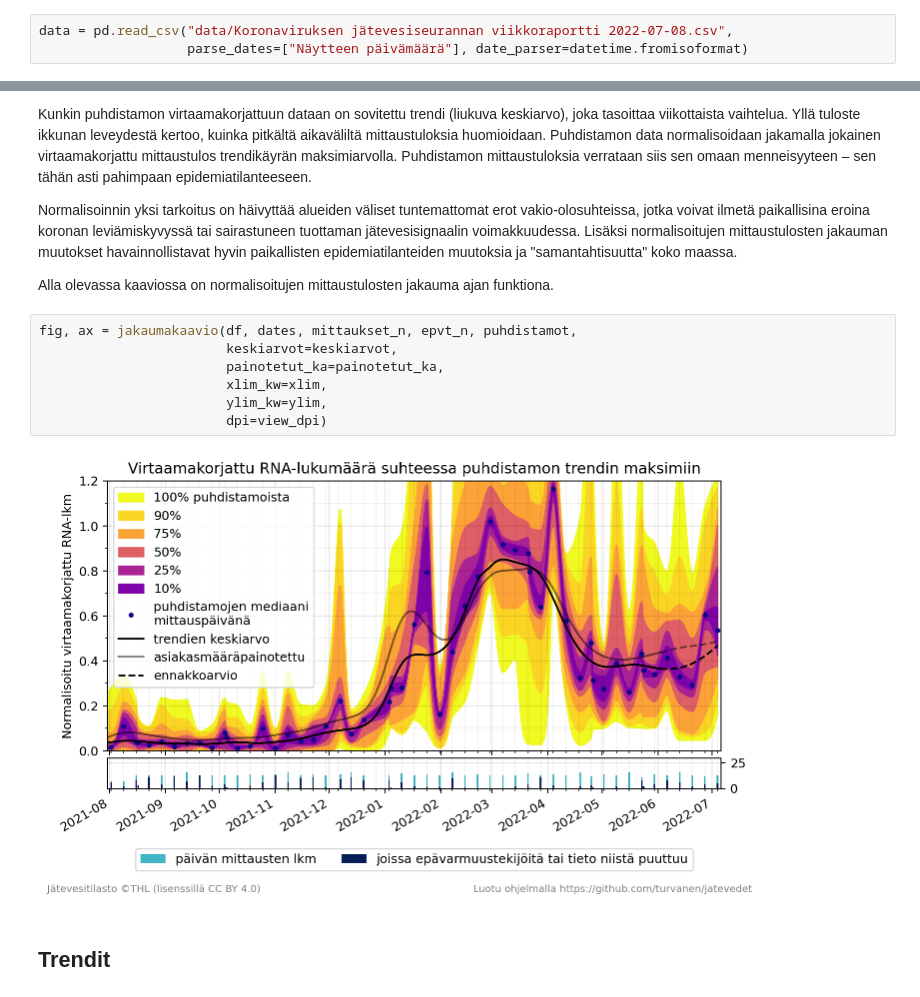
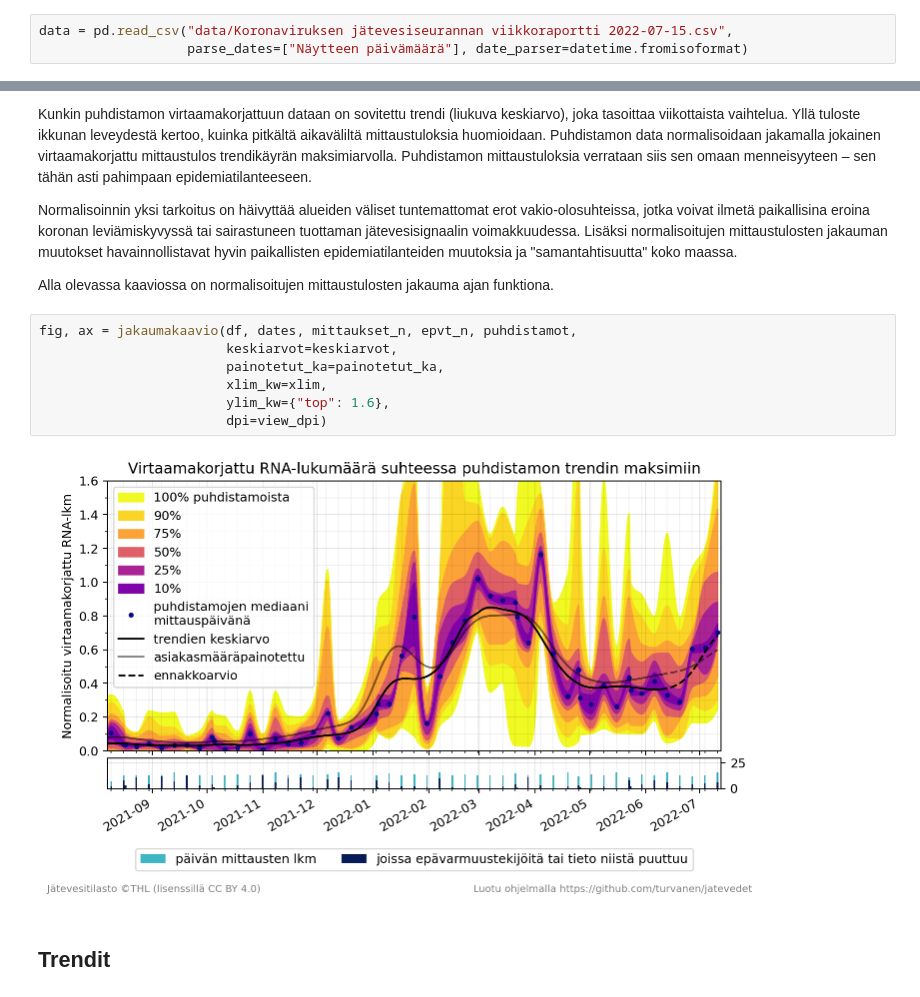
Before and after one commit to turvanen/jatevedet, a Jupyter notebook: Jätevesiseuranta.ipynb, the cells around one changed output, grey strips where cells are left out. Drawn from its saved outputs; the diff is of its cells as text.

Commit message:
Uusin data (2022-07-15).

```diff
--- a/Jätevesiseuranta.ipynb
+++ b/Jätevesiseuranta.ipynb
@@ -11,7 +11,7 @@ from jatevedet_fi_thl import *
 %config InlineBackend.figure_formats = ['png2x']  # png, png2x, jpg, svg
 view_dpi = 90
 # %%
-data = pd.read_csv("data/Koronaviruksen jätevesiseurannan viikkoraportti 2022-07-08.csv",
+data = pd.read_csv("data/Koronaviruksen jätevesiseurannan viikkoraportti 2022-07-15.csv",
                    parse_dates=["Näytteen päivämäärä"], date_parser=datetime.fromisoformat)
 # %%
 data.iloc[:20]
@@ -100,12 +100,12 @@ Alla olevassa kaaviossa on normalisoitujen mittaustulosten jakauma ajan funktion
 # %%
 fig, ax = jakaumakaavio(df, dates, mittaukset_n, epvt_n, puhdistamot,
                         keskiarvot=keskiarvot,
                         painotetut_ka=painotetut_ka,
                         xlim_kw=xlim,
-                        ylim_kw=ylim,
+                        ylim_kw={"top": 1.6},
                         dpi=view_dpi)
 # %% [output]
-[figure, old version]
+[figure, new version]
 # %% [markdown]
 ## Trendit
 # %%
```
Also changed, not shown: parts of 4 cells of this notebook, 1 other file.
